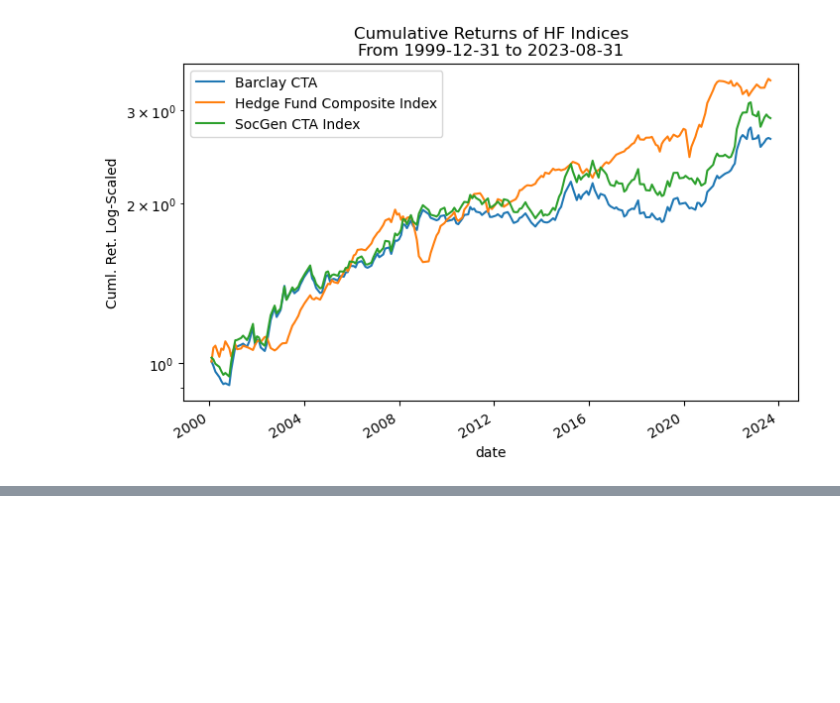
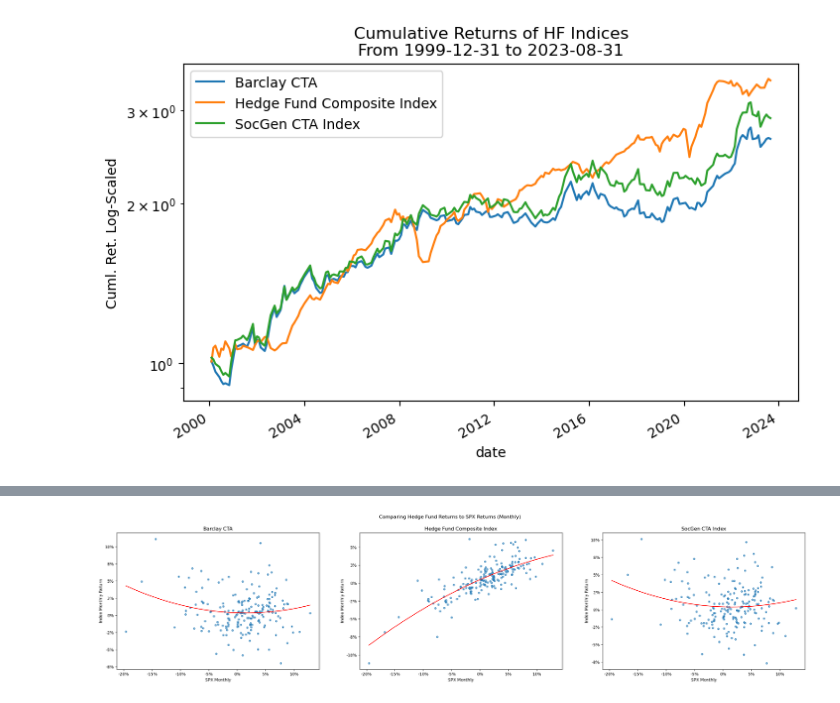
Before and after one commit to diegodalvarez/TrendSystem, a Jupyter notebook: Research/Whitepapers/DaoNguyenDerembleLemperiereBouchaudPottersTrendConvexity.ipynb.ipynb, the cells around one changed output, grey strips where cells are left out. Cells and saved outputs as stored; diff of their text form; code cells hidden in the pictures; blank space fills up the shorter version.

```diff
--- a/Research/Whitepapers/DaoNguyenDerembleLemperiereBouchaudPottersTrendConvexity.ipynb.ipynb
+++ b/Research/Whitepapers/DaoNguyenDerembleLemperiereBouchaudPottersTrendConvexity.ipynb.ipynb
@@ -105 +90,77 @@ plt.show()
+# %%
+df_longer = (
+    df_wider.reset_index()
+    .melt(id_vars=["date", "SPX"])
+)
+
+variables = df_longer.variable.drop_duplicates().sort_values().to_list()
+fig, axes = plt.subplots(ncols=len(variables), figsize=(30, 6))
+
+df_poly_stats = pd.DataFrame()
+
+for variable, ax in zip(variables, axes.flatten()):
+
+    df_tmp = df_longer.query("variable == @variable")
+
+    X = sm.add_constant(
+        pd.DataFrame({
+            "SPX": df_tmp.SPX,
+            "SPX2": df_tmp.SPX**2
+        })
+    )
+
+    model = sm.OLS(
+        endog=df_tmp.value,
+        exog=X
+    ).fit()
+
+    x = np.linspace(
+        start=df_tmp.SPX.min(),
+        stop=df_tmp.SPX.max(),
+        num=200
+    )
+
+    X_plot = sm.add_constant(
+        pd.DataFrame({
+            "SPX": x,
+            "SPX2": x**2
+        })
+    )
+
+    y = model.predict(X_plot)
+
+    (
+        df_tmp.plot(
+            alpha=0.6,
+            kind="scatter",
+            x="SPX",
+            y="value",
+            ax=ax,
+            title=renamer[variable],
+            ylabel="Index Monthly Return",
+            xlabel="SPX Monthly",
+        )
+    )
+
+    ax.yaxis.set_major_formatter(FuncFormatter(lambda y, _: f"{y*100:.0f}%"))
+    ax.xaxis.set_major_formatter(FuncFormatter(lambda y, _: f"{y*100:.0f}%"))
+    ax.plot(x, y, color="red")
+
+    df_poly_stats = pd.concat([
+        df_poly_stats,
+        model.params.rename("param")
+        .to_frame()
+        .assign(
+            t_stat=model.tvalues,
+            p_value=model.pvalues,
+            r2=model.rsquared,
+            variable=variable
+        )
+        .reset_index(names="term")
+    ], ignore_index=True)
+
+fig.suptitle("Comparing Hedge Fund Returns to SPX Returns (Monthly)")
+plt.show()
+# %% [output]
+[figure, added]
 # %%
```
Also changed, not shown: parts of 32 cells of this notebook.
